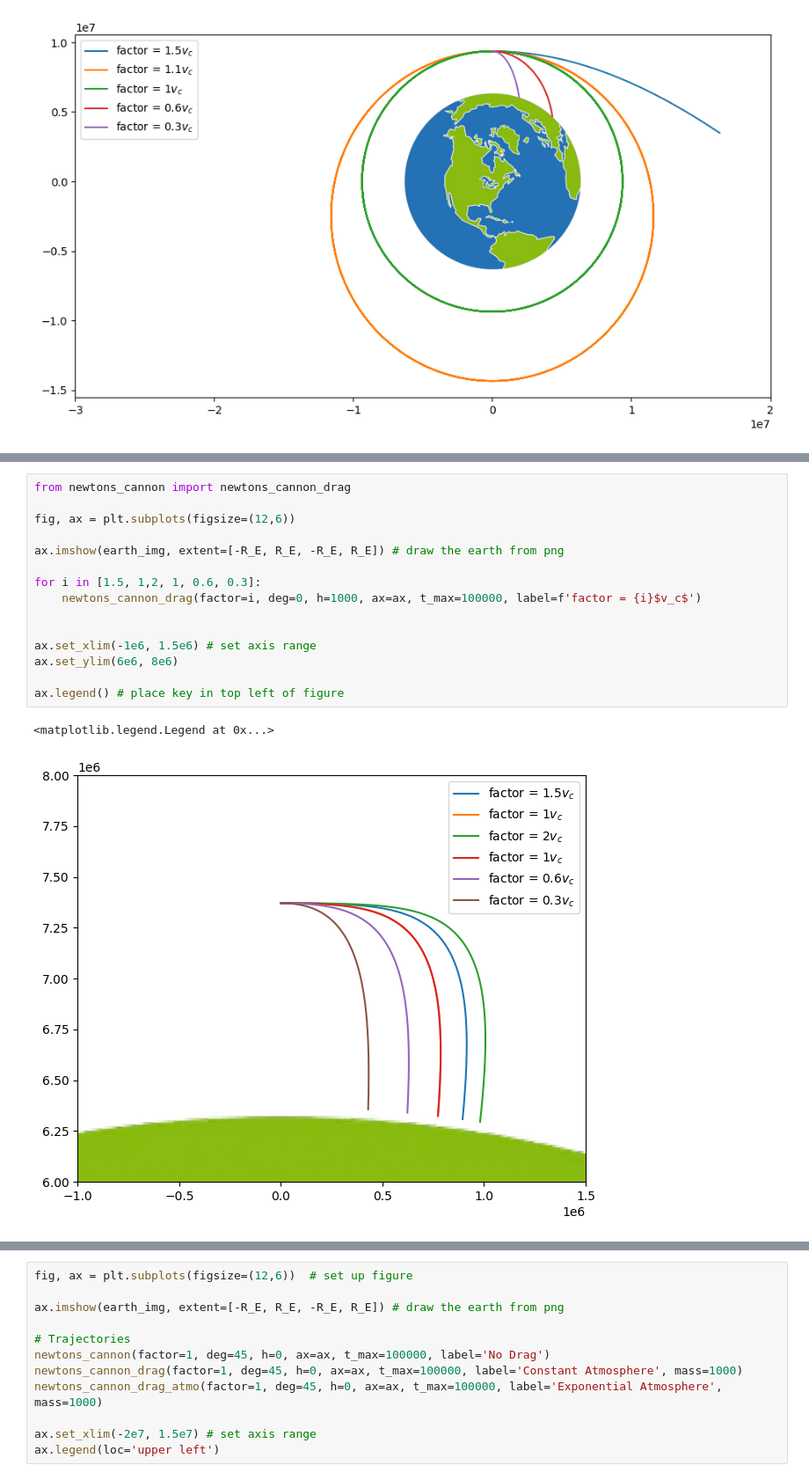
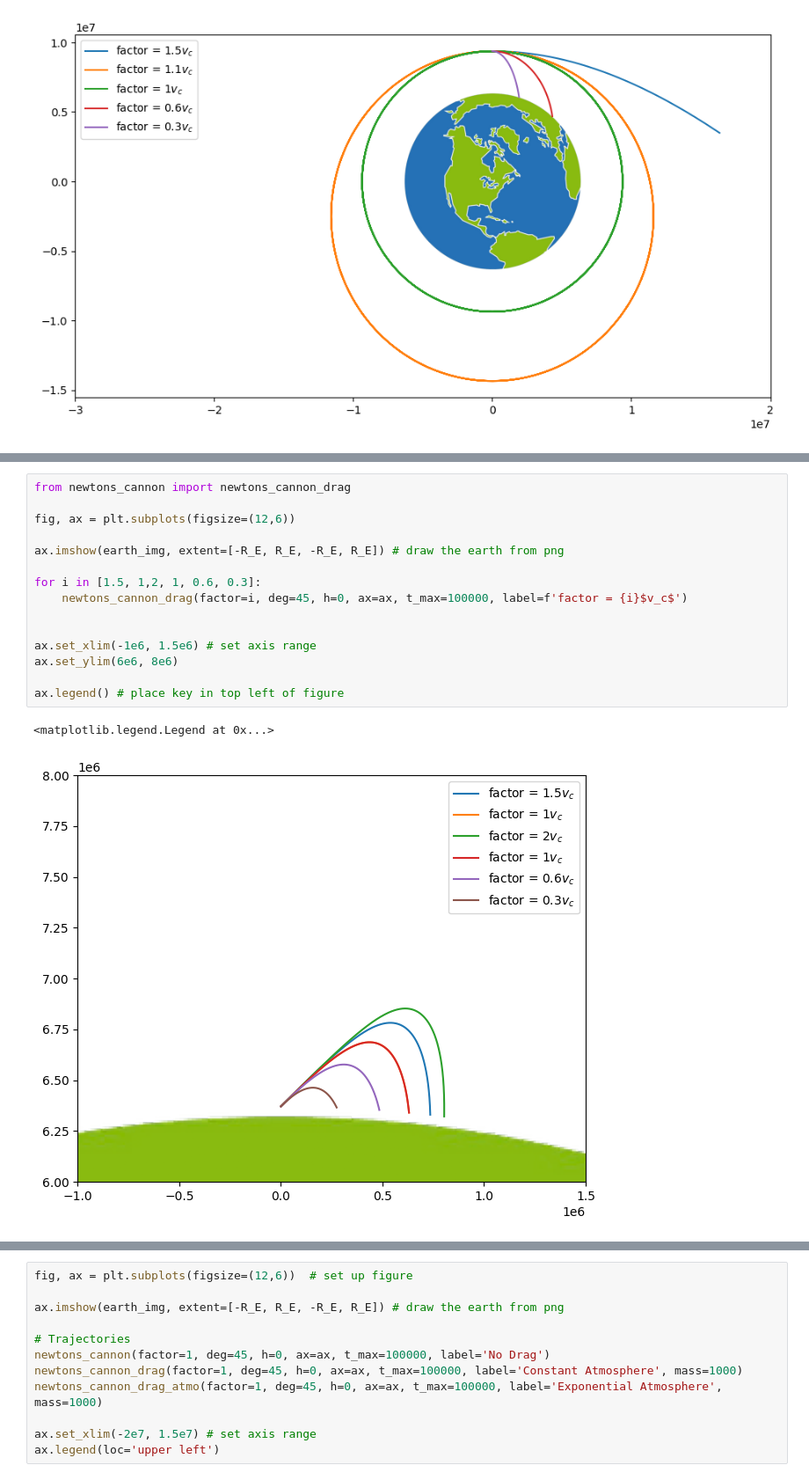
Before and after one commit to bri-sc/demo-newtons-cannon, a Jupyter notebook: phys.ipynb, the cells around one changed output, grey strips where cells are left out. Shown at 88% size. Saved outputs shown, nothing was run; the diff lists cells and outputs as text.

```diff
--- a/phys.ipynb
+++ b/phys.ipynb
@@ -159,19 +164,19 @@ We can fairly simply implement this equation into python, and plot our results.
 # %%
 from newtons_cannon import newtons_cannon_drag
 
 fig, ax = plt.subplots(figsize=(12,6))
 
 ax.imshow(earth_img, extent=[-R_E, R_E, -R_E, R_E]) # draw the earth from png
 
 for i in [1.5, 1,2, 1, 0.6, 0.3]:
-    newtons_cannon_drag(factor=i, deg=0, h=1000, ax=ax, t_max=100000, label=f'factor = {i}$v_c$')
+    newtons_cannon_drag(factor=i, deg=45, h=0, ax=ax, t_max=100000, label=f'factor = {i}$v_c$')
 
 
 ax.set_xlim(-1e6, 1.5e6) # set axis range
 ax.set_ylim(6e6, 8e6)
 
 ax.legend() # place key in top left of figure
 # %% [output]
 <matplotlib.legend.Legend at 0x...>
-[figure, old version]
+[figure, new version]
 # %% [markdown]
```
Also changed, not shown: parts of 13 cells of this notebook.
